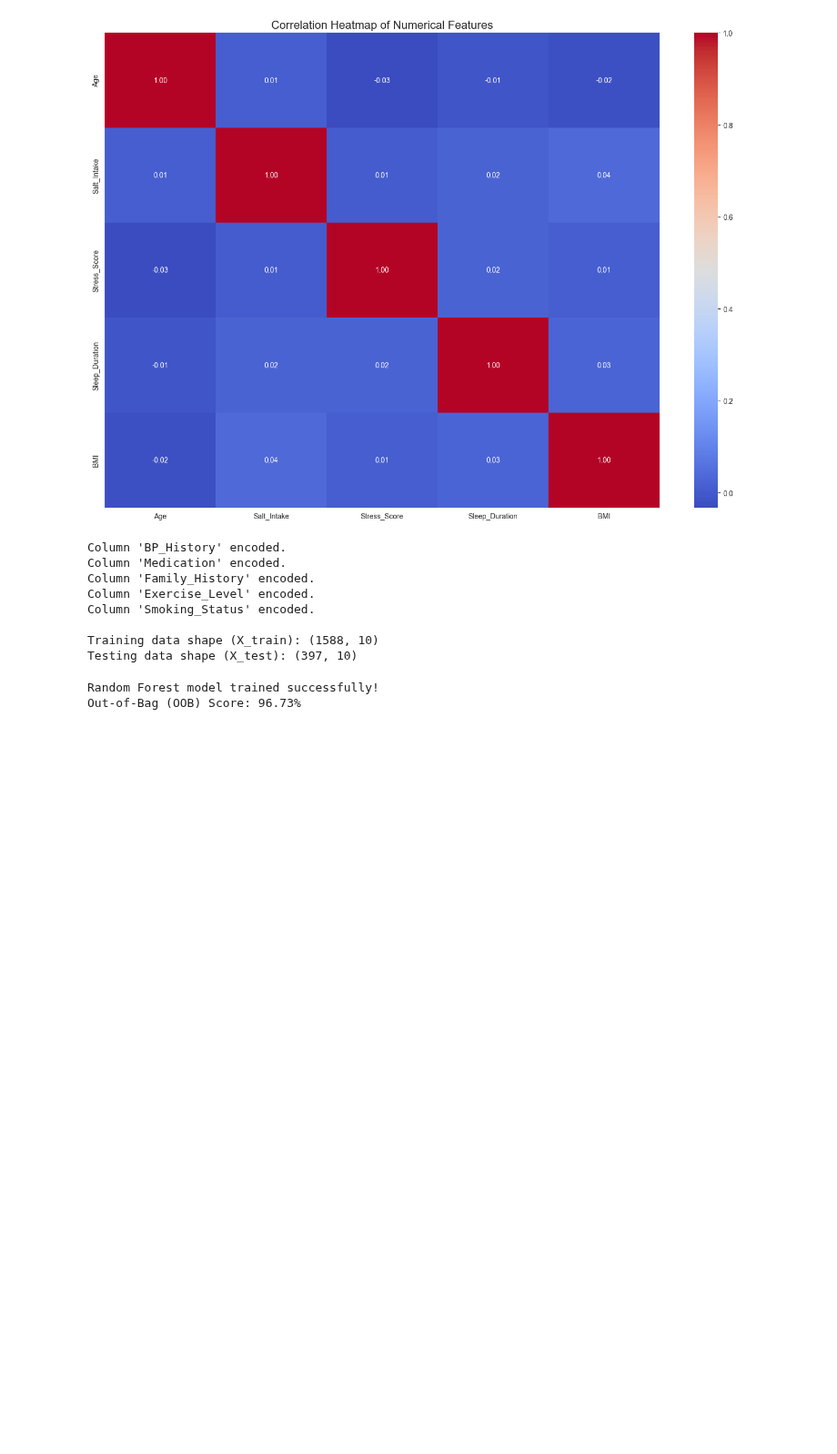
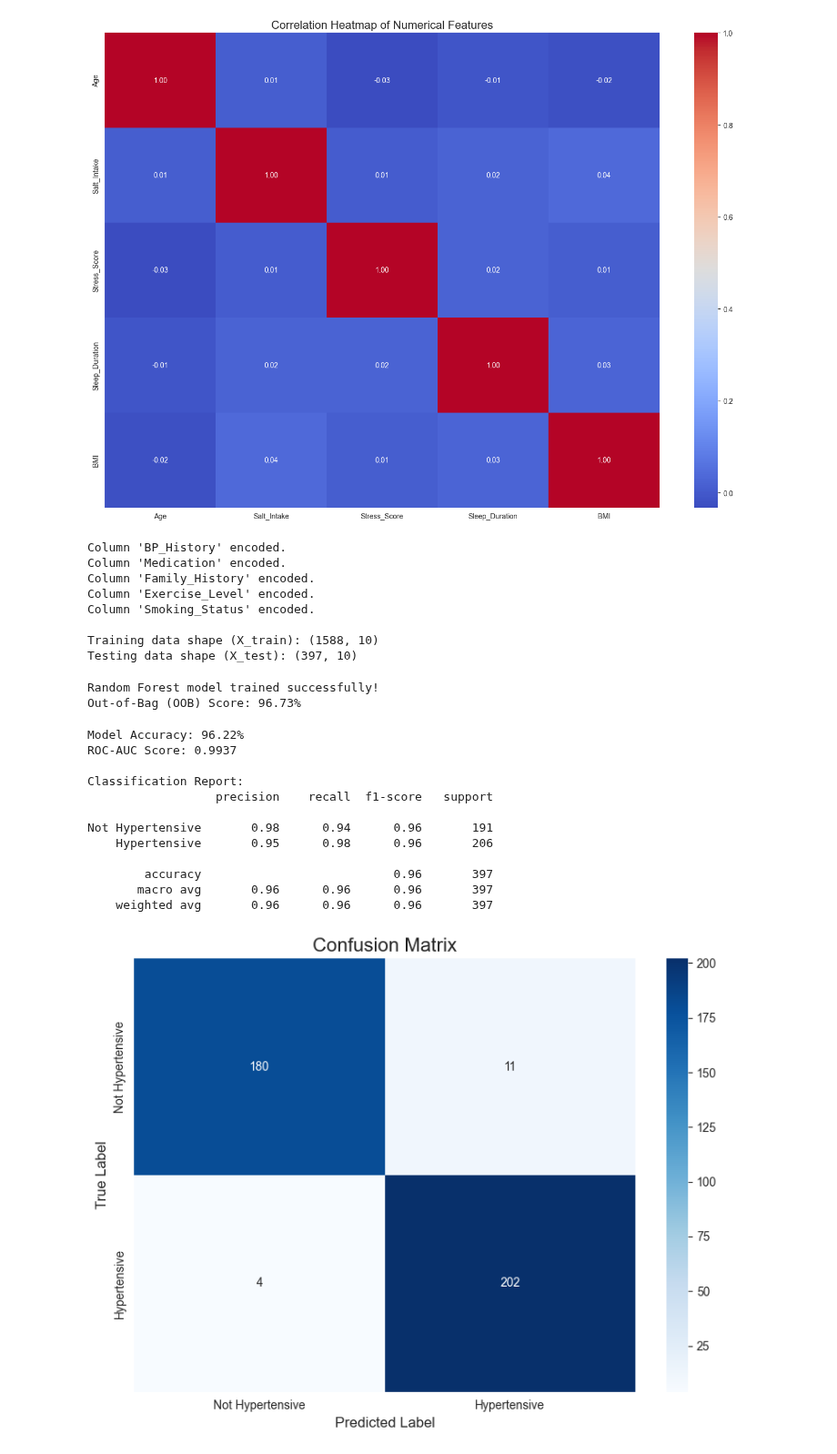
Before and after one commit to pilotbear-coder/DAE-Project, a Jupyter notebook: Hypertension Predict/Hypertension Predict.ipynb, the cells around one changed output. Shown at 91% size. Cells and saved outputs as stored; diff of their text form; code cells hidden in the pictures; blank space fills up the shorter version.

Commit message:
calc performance merics

```diff
--- a/Hypertension Predict/Hypertension Predict.ipynb
+++ b/Hypertension Predict/Hypertension Predict.ipynb
@@ -198,0 +196,39 @@ y_pred_proba = model.predict_proba[;,1]
+# %%
+y_pred = model.predict(X_test)
+y_pred_proba = model.predict_proba(X_test)[:, 1] # Probabilities for the positive class (1)
+
+# Calculate performance metrics
+accuracy = accuracy_score(y_test, y_pred)
+roc_auc = roc_auc_score(y_test, y_pred_proba)
+
+print(f"Model Accuracy: {accuracy * 100:.2f}%")
+print(f"ROC-AUC Score: {roc_auc:.4f}")
+
+# Display a detailed classification report
+print("\nClassification Report:")
+print(classification_report(y_test, y_pred, target_names=['Not Hypertensive', 'Hypertensive']))
+
+# Visualize the Confusion Matrix
+cm = confusion_matrix(y_test, y_pred)
+plt.figure(figsize=(8, 6))
+sns.heatmap(cm, annot=True, fmt='d', cmap='Blues',
+            xticklabels=['Not Hypertensive', 'Hypertensive'],
+            yticklabels=['Not Hypertensive', 'Hypertensive'])
+plt.title('Confusion Matrix', fontsize=16)
+plt.xlabel('Predicted Label', fontsize=12)
+plt.ylabel('True Label', fontsize=12)
+plt.show()
+# %% [output]
+Model Accuracy: 96.22%
+ROC-AUC Score: 0.9937
+
+Classification Report:
+                  precision    recall  f1-score   support
+
+Not Hypertensive       0.98      0.94      0.96       191
+    Hypertensive       0.95      0.98      0.96       206
+
+        accuracy                           0.96       397
+       macro avg       0.96      0.96      0.96       397
+    weighted avg       0.96      0.96      0.96       397
+[figure, added]
```
Also changed, not shown: parts of 1 cell of this notebook.
